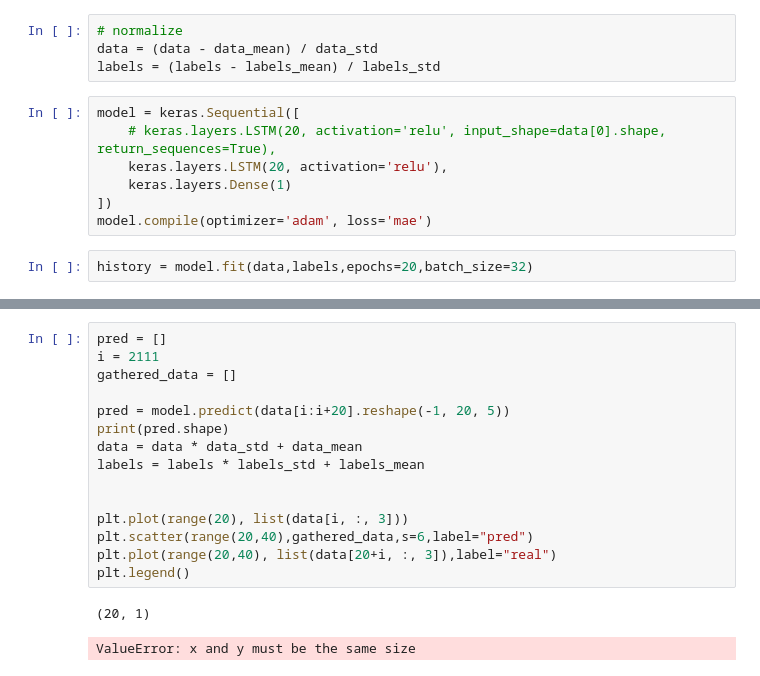
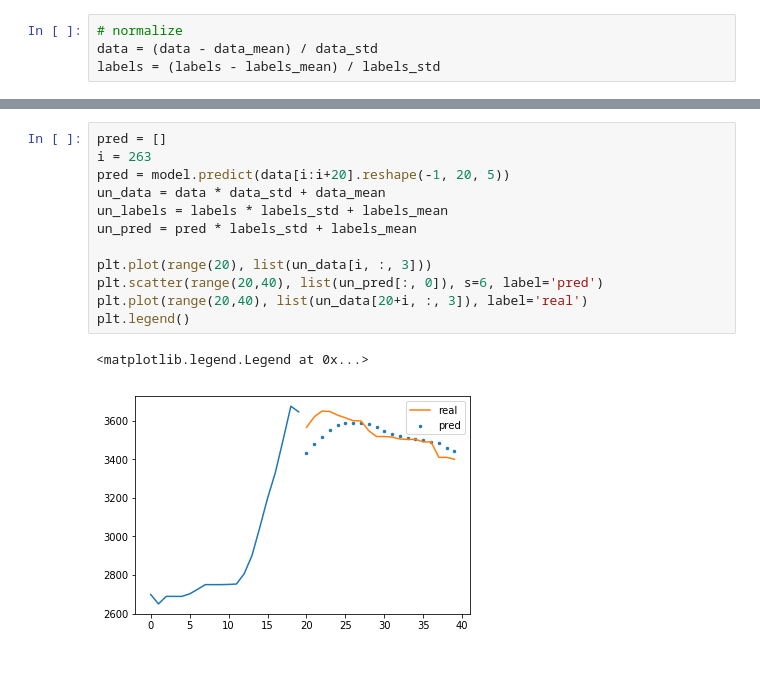
Before and after one commit to srmt44/stock-market, a Jupyter notebook: single_symbol_5_features.ipynb, the cells around one changed output, grey strips where cells are left out. Drawn from its saved outputs; the diff is of its cells as text.

```diff
--- a/single_symbol_5_features.ipynb
+++ b/single_symbol_5_features.ipynb
@@ -77,12 +79,3 @@ print(labels.shape)
 # normalize
 data = (data - data_mean) / data_std
 labels = (labels - labels_mean) / labels_std
-# %%
-model = keras.Sequential([
-    # keras.layers.LSTM(20, activation='relu', input_shape=data[0].shape, return_sequences=True),
-    keras.layers.LSTM(20, activation='relu'),
-    keras.layers.Dense(1)
-])
-model.compile(optimizer='adam', loss='mae')
-# %%
-history = model.fit(data,labels,epochs=20,batch_size=32)
@@ -101,18 +149,15 @@ KeyboardInterrupt:
 # %%
 pred = []
-i = 2111
-gathered_data = []
+i = 263
+pred = model.predict(data[i:i+20].reshape(-1, 20, 5))
+un_data = data * data_std + data_mean
+un_labels = labels * labels_std + labels_mean
+un_pred = pred * labels_std + labels_mean
 
-pred = model.predict(data[i:i+20].reshape(-1, 20, 5))
-print(pred.shape)
-data = data * data_std + data_mean
-labels = labels * labels_std + labels_mean
-
-
-plt.plot(range(20), list(data[i, :, 3]))
-plt.scatter(range(20,40),gathered_data,s=6,label="pred")
-plt.plot(range(20,40), list(data[20+i, :, 3]),label="real")
+plt.plot(range(20), list(un_data[i, :, 3]))
+plt.scatter(range(20,40), list(un_pred[:, 0]), s=6, label='pred')
+plt.plot(range(20,40), list(un_data[20+i, :, 3]), label='real')
 plt.legend()
 # %% [output]
-(20, 1)
+<matplotlib.legend.Legend at 0x...>
-ValueError: x and y must be the same size
+[figure, added]
```
Also changed, not shown: parts of 6 cells of this notebook, 1 other file.
